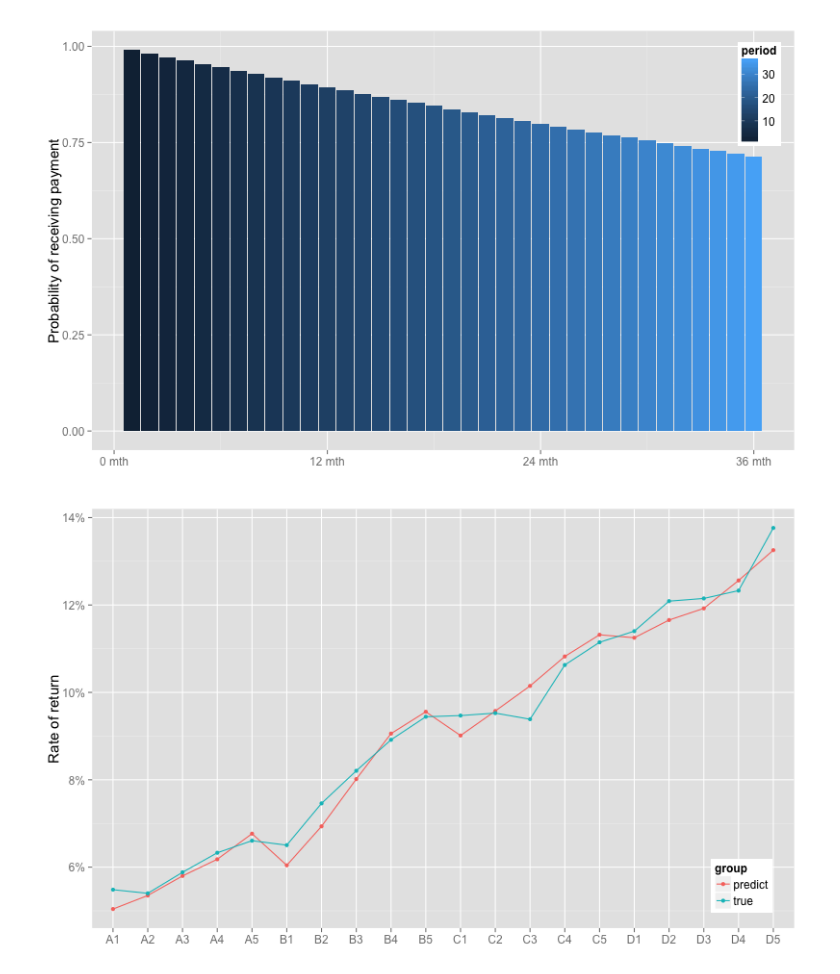
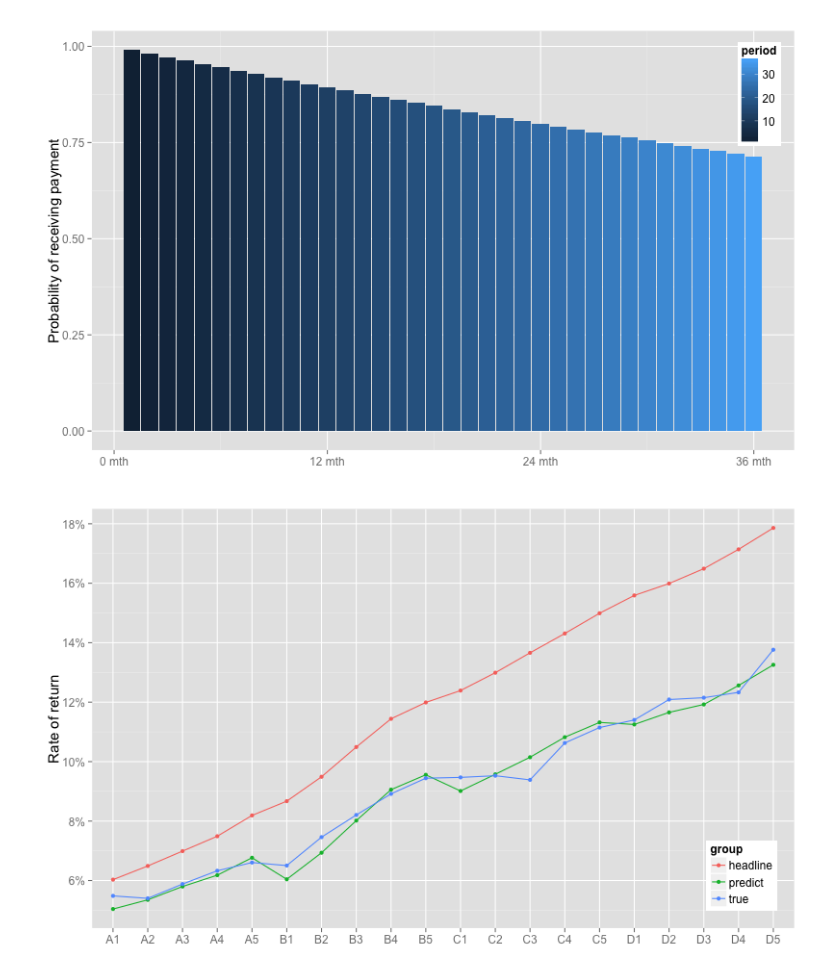
Before and after one commit to savarin/rateflask, a Jupyter notebook: notebooks/charts.ipynb, the cells around one changed output. Saved outputs shown, nothing was run; the diff lists cells and outputs as text; code cells hidden in the pictures.

```diff
--- a/notebooks/charts.ipynb
+++ b/notebooks/charts.ipynb
@@ -267,9 +267,10 @@ theme(text=element_text(size=15), axis.title.x=element_blank(), legend.position=
 # %%
 IRR_predict_mean = list(df_result.groupby('sub_grade', as_index=False).mean()['IRR_predict'].values)
 IRR_true_mean = list(df_result.groupby('sub_grade', as_index=False).mean()['IRR_true'].values)
+headline_rate = sorted(int_rate_dict.values())
 
-df_compare = pd.DataFrame({'sub_grade':xrange(40), 'IRR':IRR_predict_mean + IRR_true_mean})
-df_compare['group'] = df_compare['sub_grade'].map(lambda x: x/20).map({0:'predict', 1:'true'})
+df_compare = pd.DataFrame({'sub_grade':xrange(60), 'IRR':IRR_predict_mean + IRR_true_mean + headline_rate})
+df_compare['group'] = df_compare['sub_grade'].map(lambda x: x/20).map({0:'predict', 1:'true', 2:'headline'})
 df_compare['sub_grade'] = df_compare['sub_grade'].map(lambda x: x%20).map({0:'A1', 1:'A2', 2:'A3', 3:'A4', 4:'A5',
                                                                            5:'B1', 6:'B2', 7:'B3', 8:'B4', 9:'B5',
                                                                            10:'C1', 11:'C2', 12:'C3', 13:'C4', 14:'C5',
@@ -279,9 +280,9 @@ df_compare['sub_grade'] = df_compare['sub_grade'].map(lambda x: x%20).map({0:'A1
 # %%
 %%R -w 800
 ggplot(data=df_compare, aes(x=factor(sub_grade), y=IRR, group=group, color=group)) +
 geom_line() +
 geom_point() +
 scale_y_continuous("Rate of return", breaks=pretty_breaks(6), labels=percent) +
-theme(text = element_text(size=15), axis.title.x = element_blank(), legend.position=c(0.925, 0.1))
+theme(text = element_text(size=15), axis.title.x = element_blank(), legend.position=c(0.925, 0.125))
 # %% [output]
-[figure, old version]
+[figure, new version]
```
Also changed, not shown: 8 other files.
